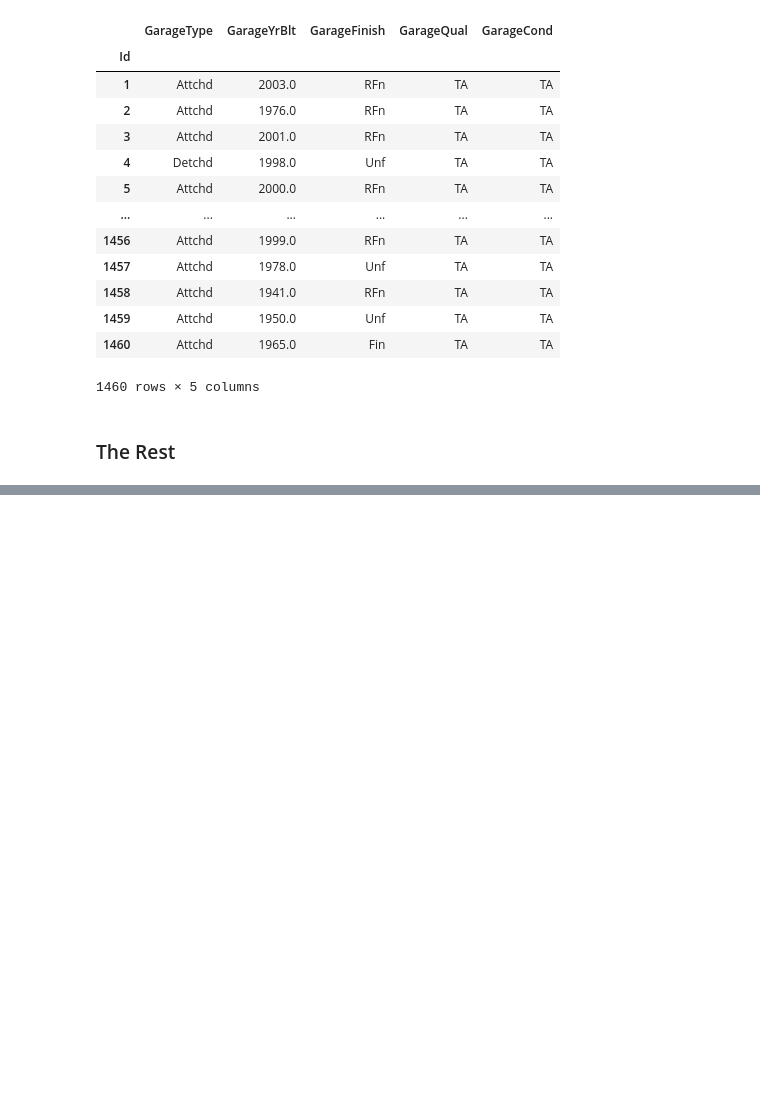
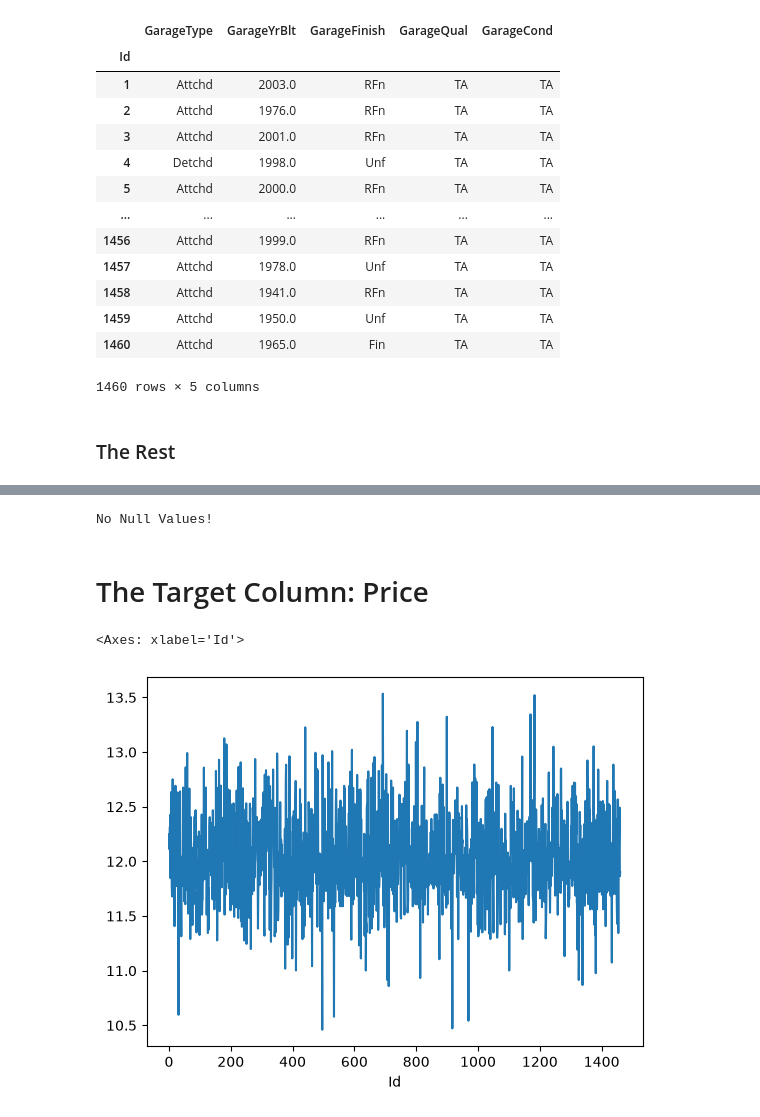
Before and after one commit to aneesakram/house-prices-advanced-regression-techniques, a Jupyter notebook: housePred.ipynb, the cells around one changed output, grey strips where cells are left out. Drawn from its saved outputs; the diff is of its cells as text; code cells hidden in the pictures; blank space fills up the shorter version.

```diff
--- a/housePred.ipynb
+++ b/housePred.ipynb
@@ -354,0 +370,18 @@ np.int64(690)
+# %%
+still_null = []
+for col in df.columns:
+    if df[col].isnull().any() == True:
+        still_null.append(col)
+else:
+    print("No Null Values!")
+# %% [output]
+No Null Values!
+# %% [markdown]
+# The Target Column: Price
+# %%
+df["SalePrice"] = np.log(df["SalePrice"])
+# %%
+df["SalePrice"].plot()
+# %% [output]
+<Axes: xlabel='Id'>
+[figure, added]
```
Also changed, not shown: parts of 20 cells of this notebook.
